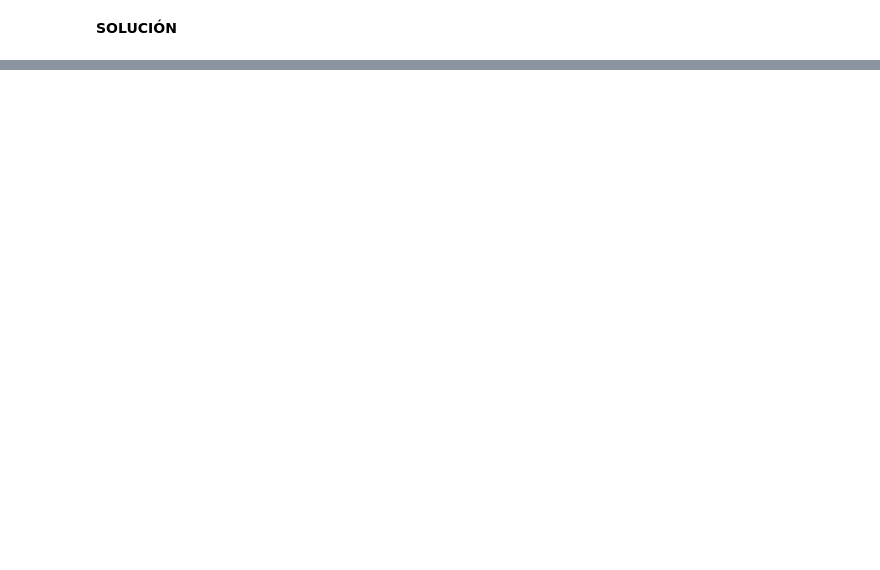
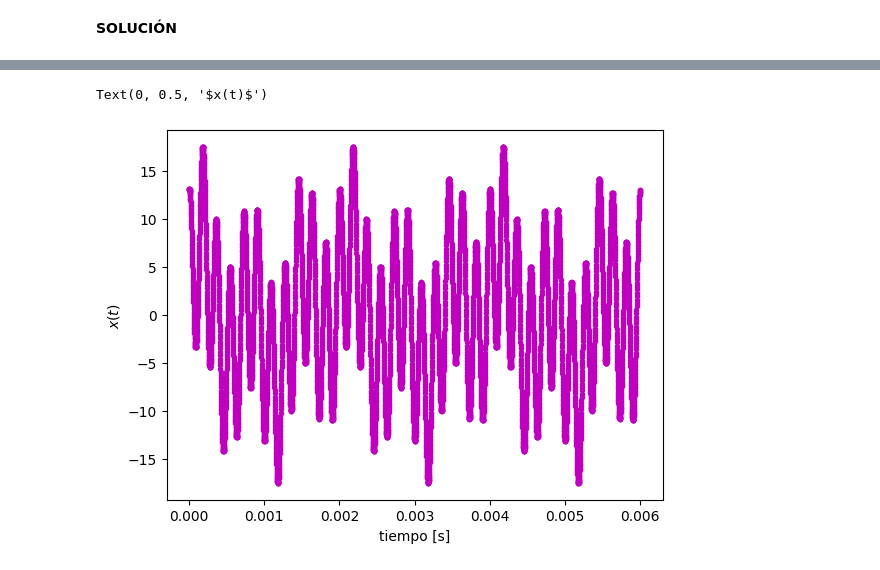
Before and after one commit to juligomez-web/Sys, a Jupyter notebook: Primer_Parcial_Julio_Cesar_Gomez_Copia_de_1_PARCIAL_SYS_.ipynb, the cells around one changed output, grey strips where cells are left out. Cells and saved outputs as stored; diff of their text form; code cells hidden in the pictures; blank space fills up the shorter version.

```diff
--- a/Primer_Parcial_Julio_Cesar_Gomez_Copia_de_1_PARCIAL_SYS_.ipynb
+++ b/Primer_Parcial_Julio_Cesar_Gomez_Copia_de_1_PARCIAL_SYS_.ipynb
@@ -266,0 +193,12 @@ Filtro antialiasing: Pasa-bajos con fc ≤ 6000.0 Hz
+# %%
+Fmax = 5500
+Fs2 = 200*Fmax
+Ts2 = 1/Fs2
+tvecdis2 = np.arange(tin, tfin+Ts2, Ts2)
+xdis2 = 3*np.cos(1000*np.pi*tvecdis2) + 5*np.sin(3000*np.pi*tvecdis2) + 10*np.cos(11000*np.pi*tvecdis2) #nuestra señal en discreto con la frecuencia de muestreo que proponemos
+plt.plot(tvecdis2,xdis2,"m.",label="señal discretizada con Fs=200*Fmax") #a ver como quedo
+plt.xlabel('tiempo [s]')
+plt.ylabel('$x(t)$')
+# %% [output]
+Text(0, 0.5, '$x(t)$')
+[figure, added]
```
Also changed, not shown: parts of 36 cells of this notebook.
